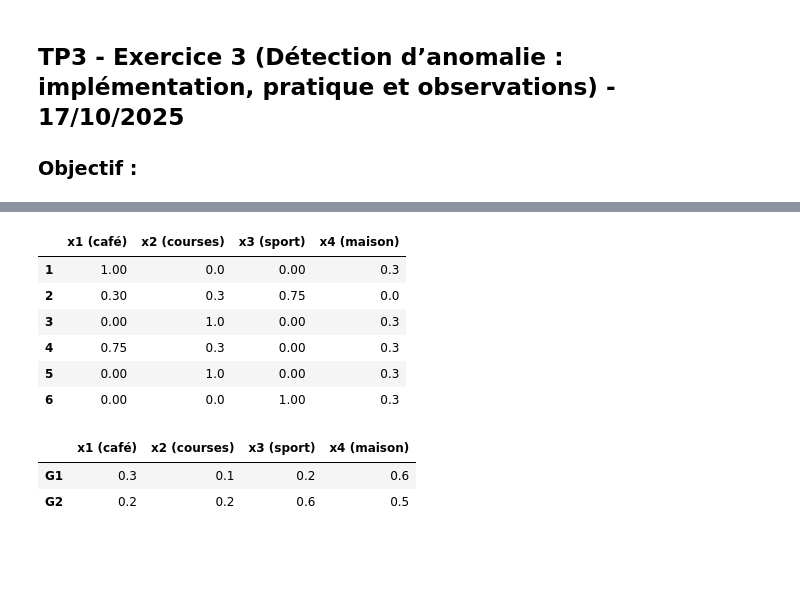
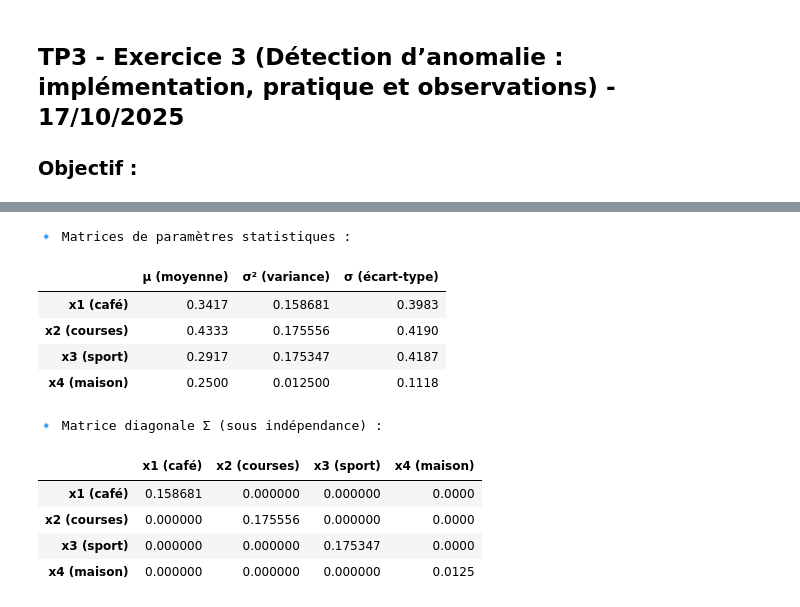
Before and after one commit to ayetayadi/TP-Machine-Learning, a Jupyter notebook: TP3_KMeans_part2.ipynb, the cells around one changed output, grey strips where cells are left out. Drawn from its saved outputs; the diff is of its cells as text; code cells hidden in the pictures; blank space fills up the shorter version.

```diff
--- a/TP3_KMeans_part2.ipynb
+++ b/TP3_KMeans_part2.ipynb
@@ -14,35 +65,38 @@ from sklearn.metrics import pairwise_distances_argmin
-# %%
-# Données initiales encodées
-data = np.array([
-    [1.0, 0.0, 0.0, 0.3],
-    [0.3, 0.3, 0.75, 0.0],
-    [0.0, 1.0, 0.0, 0.3],
-    [0.75, 0.3, 0.0, 0.3],
-    [0.0, 1.0, 0.0, 0.3],
-    [0.0, 0.0, 1.0, 0.3]
-])
-
-columns = ['x1 (café)', 'x2 (courses)', 'x3 (sport)', 'x4 (maison)']
-df = pd.DataFrame(data, columns=columns)
-df.index = np.arange(1, len(df)+1)
-df
-# %% [output]
-|  | x1 (café) | x2 (courses) | x3 (sport) | x4 (maison) |
-| 1 | 1.00 | 0.0 | 0.00 | 0.3 |
-| 2 | 0.30 | 0.3 | 0.75 | 0.0 |
-| 3 | 0.00 | 1.0 | 0.00 | 0.3 |
-| 4 | 0.75 | 0.3 | 0.00 | 0.3 |
-| 5 | 0.00 | 1.0 | 0.00 | 0.3 |
-| 6 | 0.00 | 0.0 | 1.00 | 0.3 |
-# %%
-# Centroïdes initiaux
-G1 = np.array([0.3, 0.1, 0.2, 0.6])
-G2 = np.array([0.2, 0.2, 0.6, 0.5])
-
-centroids = np.vstack([G1, G2])
-centroids_df = pd.DataFrame(centroids, columns=columns, index=['G1', 'G2'])
-centroids_df
-# %% [output]
-|  | x1 (café) | x2 (courses) | x3 (sport) | x4 (maison) |
-| G1 | 0.3 | 0.1 | 0.2 | 0.6 |
-| G2 | 0.2 | 0.2 | 0.6 | 0.5 |
+# %%
+
+# -----------------------------
+# Calcul des paramètres statistiques
+# -----------------------------
+mu = data.mean(axis=0)       # Moyennes
+var = data.var(axis=0)       # Variances (population)
+std = np.sqrt(var)           # Écarts-types
+
+param_df = pd.DataFrame({
+    "μ (moyenne)": mu.round(4),
+    "σ² (variance)": var.round(6),
+    "σ (écart-type)": std.round(4)
+}, index=columns)
+
+print("\n🔹 Matrices de paramètres statistiques :")
+display(param_df)
+
+# -----------------------------
+# Matrice diagonale des variances Σ_diag
+# (modèle indépendant)
+# -----------------------------
+Sigma_diag = np.diag(var)
+print("\n🔹 Matrice diagonale Σ (sous indépendance) :")
+display(pd.DataFrame(Sigma_diag, index=columns, columns=columns))
+# %% [output]
+🔹 Matrices de paramètres statistiques :
+|  | μ (moyenne) | σ² (variance) | σ (écart-type) |
+| x1 (café) | 0.3417 | 0.158681 | 0.3983 |
+| x2 (courses) | 0.4333 | 0.175556 | 0.4190 |
+| x3 (sport) | 0.2917 | 0.175347 | 0.4187 |
+| x4 (maison) | 0.2500 | 0.012500 | 0.1118 |
+🔹 Matrice diagonale Σ (sous indépendance) :
+|  | x1 (café) | x2 (courses) | x3 (sport) | x4 (maison) |
+| x1 (café) | 0.158681 | 0.000000 | 0.000000 | 0.0000 |
+| x2 (courses) | 0.000000 | 0.175556 | 0.000000 | 0.0000 |
+| x3 (sport) | 0.000000 | 0.000000 | 0.175347 | 0.0000 |
+| x4 (maison) | 0.000000 | 0.000000 | 0.000000 | 0.0125 |
```
Also changed, not shown: parts of 15 cells of this notebook.
